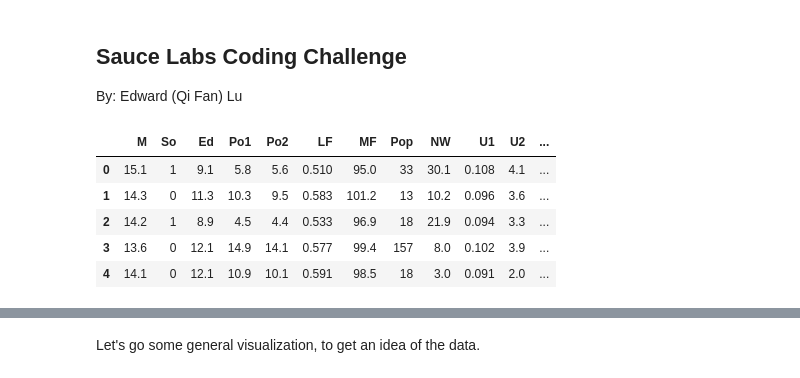
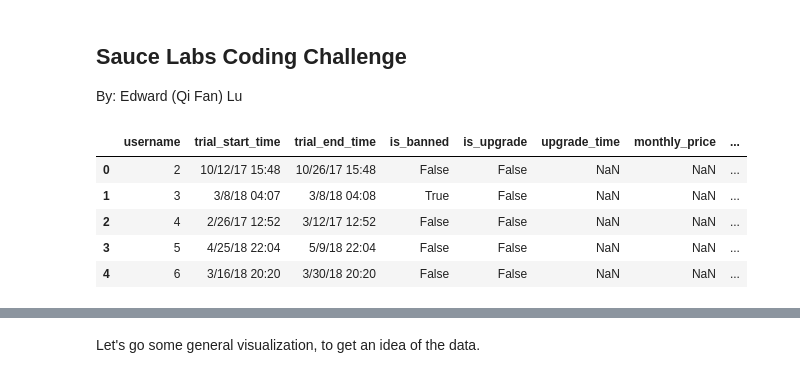
Before and after one commit to edwardlqf/saucelab, a Jupyter notebook: Sauce_Lab.ipynb, the cells around one changed output, grey strips where cells are left out. Saved outputs shown, nothing was run; the diff lists cells and outputs as text; code cells hidden in the pictures.

```diff
--- a/Sauce_Lab.ipynb
+++ b/Sauce_Lab.ipynb
@@ -12,12 +10,12 @@ from scipy import stats
 import seaborn as sns
 %matplotlib inline
 # %%
-df = pd.read_csv('uscrime.txt', sep='\t')
+df = pd.read_csv('free_trial.csv')
 df.head()
 # %% [output]
-|  | M | So | Ed | Po1 | Po2 | LF | MF | Pop | NW | U1 | U2 | ... |
-| 0 | 15.1 | 1 | 9.1 | 5.8 | 5.6 | 0.510 | 95.0 | 33 | 30.1 | 0.108 | 4.1 | ... |
-| 1 | 14.3 | 0 | 11.3 | 10.3 | 9.5 | 0.583 | 101.2 | 13 | 10.2 | 0.096 | 3.6 | ... |
-| 2 | 14.2 | 1 | 8.9 | 4.5 | 4.4 | 0.533 | 96.9 | 18 | 21.9 | 0.094 | 3.3 | ... |
-| 3 | 13.6 | 0 | 12.1 | 14.9 | 14.1 | 0.577 | 99.4 | 157 | 8.0 | 0.102 | 3.9 | ... |
-| 4 | 14.1 | 0 | 12.1 | 10.9 | 10.1 | 0.591 | 98.5 | 18 | 3.0 | 0.091 | 2.0 | ... |
+|  | username | trial_start_time | trial_end_time | is_banned | is_upgrade | upgrade_time | monthly_price | ... |
+| 0 | 2 | 10/12/17 15:48 | 10/26/17 15:48 | False | False | NaN | NaN | ... |
+| 1 | 3 | 3/8/18 04:07 | 3/8/18 04:08 | True | False | NaN | NaN | ... |
+| 2 | 4 | 2/26/17 12:52 | 3/12/17 12:52 | False | False | NaN | NaN | ... |
+| 3 | 5 | 4/25/18 22:04 | 5/9/18 22:04 | False | False | NaN | NaN | ... |
+| 4 | 6 | 3/16/18 20:20 | 3/30/18 20:20 | False | False | NaN | NaN | ... |
```
Also changed, not shown: parts of 39 cells of this notebook, 1 other file.
